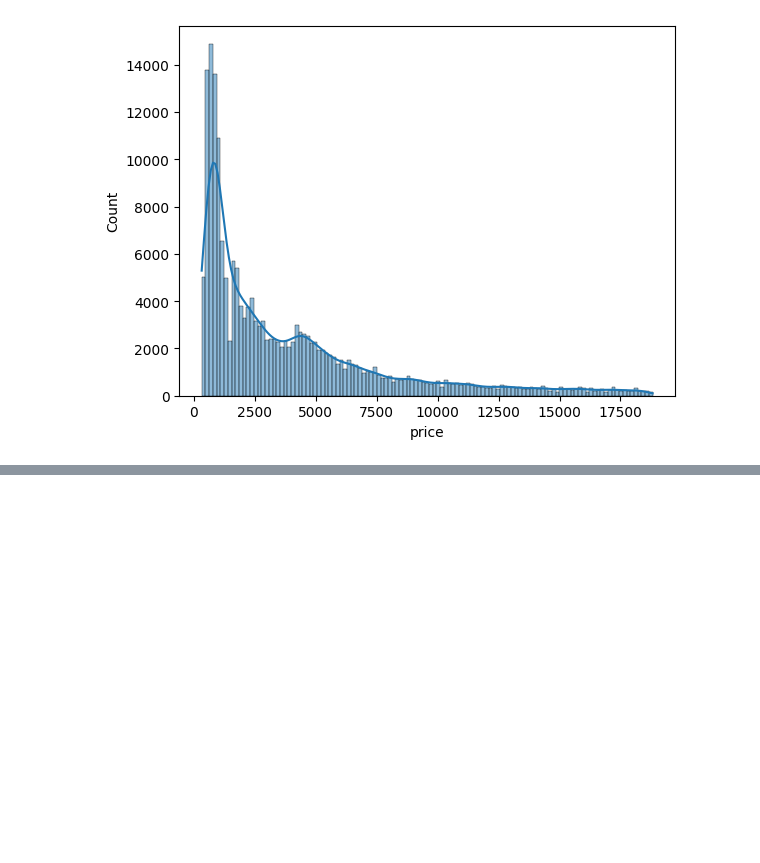
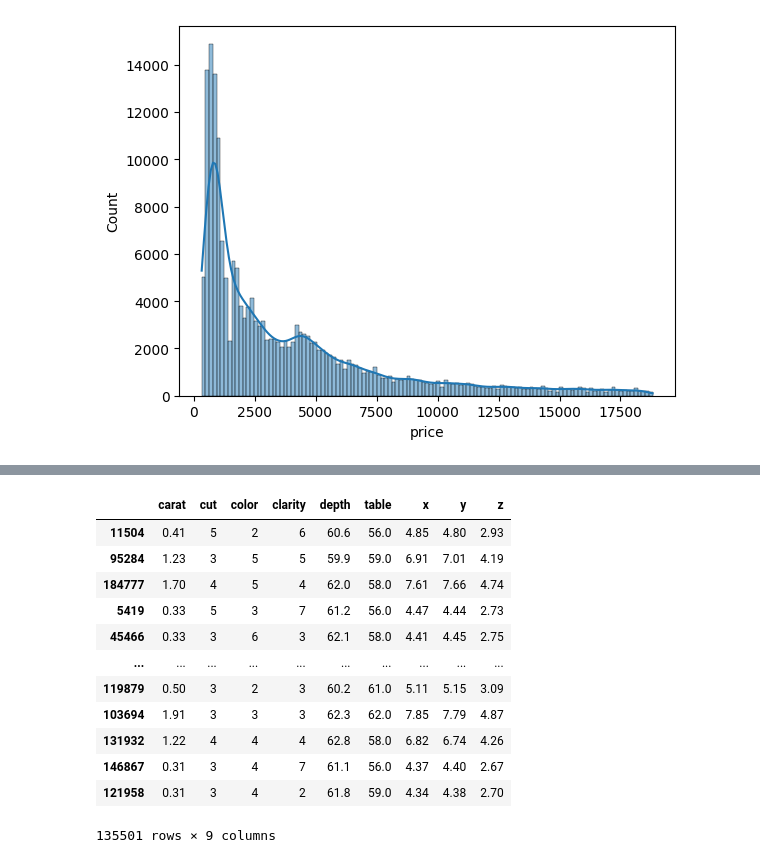
Before and after one commit to himwroteCode/MLops, a Jupyter notebook: experiment/experiments.ipynb, the cells around one changed output, grey strips where cells are left out. Drawn from its saved outputs; the diff is of its cells as text; code cells hidden in the pictures; blank space fills up the shorter version.

```diff
--- a/experiment/experiments.ipynb
+++ b/experiment/experiments.ipynb
@@ -65,0 +102,4 @@ for col in num_columns:
+# %%
+X= data.iloc[:, :-1]
+# %%
+y=data["price"]
@@ -65,0 +142,20 @@ for col in num_columns:
+# %%
+from sklearn.model_selection import train_test_split
+
+X_train,X_test,y_train,y_test=train_test_split(X,y,test_size=0.30, random_state=42)
+# %%
+X_train
+# %% [output]
+|  | carat | cut | color | clarity | depth | table | x | y | z |
+| 11504 | 0.41 | 5 | 2 | 6 | 60.6 | 56.0 | 4.85 | 4.80 | 2.93 |
+| 95284 | 1.23 | 3 | 5 | 5 | 59.9 | 59.0 | 6.91 | 7.01 | 4.19 |
+| 184777 | 1.70 | 4 | 5 | 4 | 62.0 | 58.0 | 7.61 | 7.66 | 4.74 |
+| 5419 | 0.33 | 5 | 3 | 7 | 61.2 | 56.0 | 4.47 | 4.44 | 2.73 |
+| 45466 | 0.33 | 3 | 6 | 3 | 62.1 | 58.0 | 4.41 | 4.45 | 2.75 |
+| ... | ... | ... | ... | ... | ... | ... | ... | ... | ... |
+| 119879 | 0.50 | 3 | 2 | 3 | 60.2 | 61.0 | 5.11 | 5.15 | 3.09 |
+| 103694 | 1.91 | 3 | 3 | 3 | 62.3 | 62.0 | 7.85 | 7.79 | 4.87 |
+| 131932 | 1.22 | 4 | 4 | 4 | 62.8 | 58.0 | 6.82 | 6.74 | 4.26 |
+| 146867 | 0.31 | 3 | 4 | 7 | 61.1 | 56.0 | 4.37 | 4.40 | 2.67 |
+| 121958 | 0.31 | 3 | 4 | 2 | 61.8 | 59.0 | 4.34 | 4.38 | 2.70 |
+135501 rows × 9 columns
```
Also changed, not shown: parts of 33 cells of this notebook, 1 other file.
